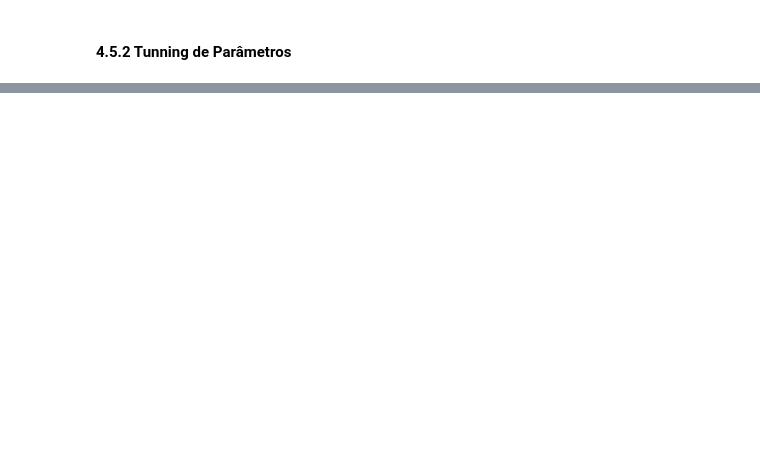
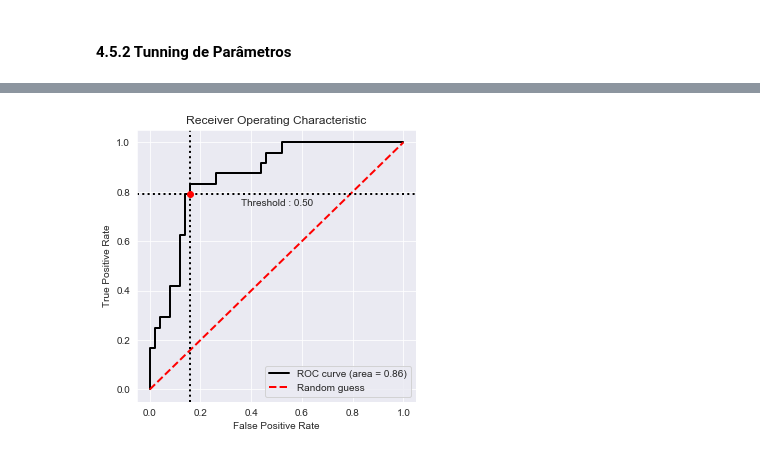
Before and after one commit to claytonrm/AnalisePreditivaSuicidio, a Jupyter notebook: AnalisePreditivaSuicidio.ipynb, the cells around one changed output, grey strips where cells are left out. Cells and saved outputs as stored; diff of their text form; code cells hidden in the pictures; blank space fills up the shorter version.

Commit message:
Tunning e comparacao Logistic Regression e SVM.

```diff
--- a/AnalisePreditivaSuicidio.ipynb
+++ b/AnalisePreditivaSuicidio.ipynb
@@ -808,7 +1426,7 @@ knn_params = {"n_neighbors": list(range(2,5,1)), 'algorithm': ['auto', 'ball_tre
 svm_params = {'C': [0.5, 0.7, 0.9, 1], 'kernel': ['rbf', 'poly', 'sigmoid', 'linear']}
 rf_params = {
     'max_depth': [1, 2, 5, 7, 10, 20],
-    'n_estimators': [1, 4, 8, 16, 32, 64, 100, 200],
+    'n_estimators': [1, 4, 8, 16, 32, 64, 100],
     'min_samples_split': np.linspace(0.1, 1.0, 10, endpoint=True),
     'min_samples_leaf': np.linspace(0.1, 0.5, 5, endpoint=True),
     'criterion': ['entropy', 'gini']
@@ -836,0 +1463,7 @@ for key, classifier in classifiers_v5.items():
+# %%
+lrbe = classifiers_v5['LogisticRegression'].best_estimator_
+
+predicted_y_proba = lrbe.predict_proba(X_test_v2)[:, 1]
+predicted_y = lrbe.predict(X_test_v2)
+
+lrbe_mc = confusion_matrix(y_test, predicted_y)
@@ -836,0 +1481,4 @@ for key, classifier in classifiers_v5.items():
+# %%
+plot_roc_curve(y_test, predicted_y_proba, 'roc_curve_lrbe.png')
+# %% [output]
+[figure, added]
```
Also changed, not shown: parts of 77 cells of this notebook.
